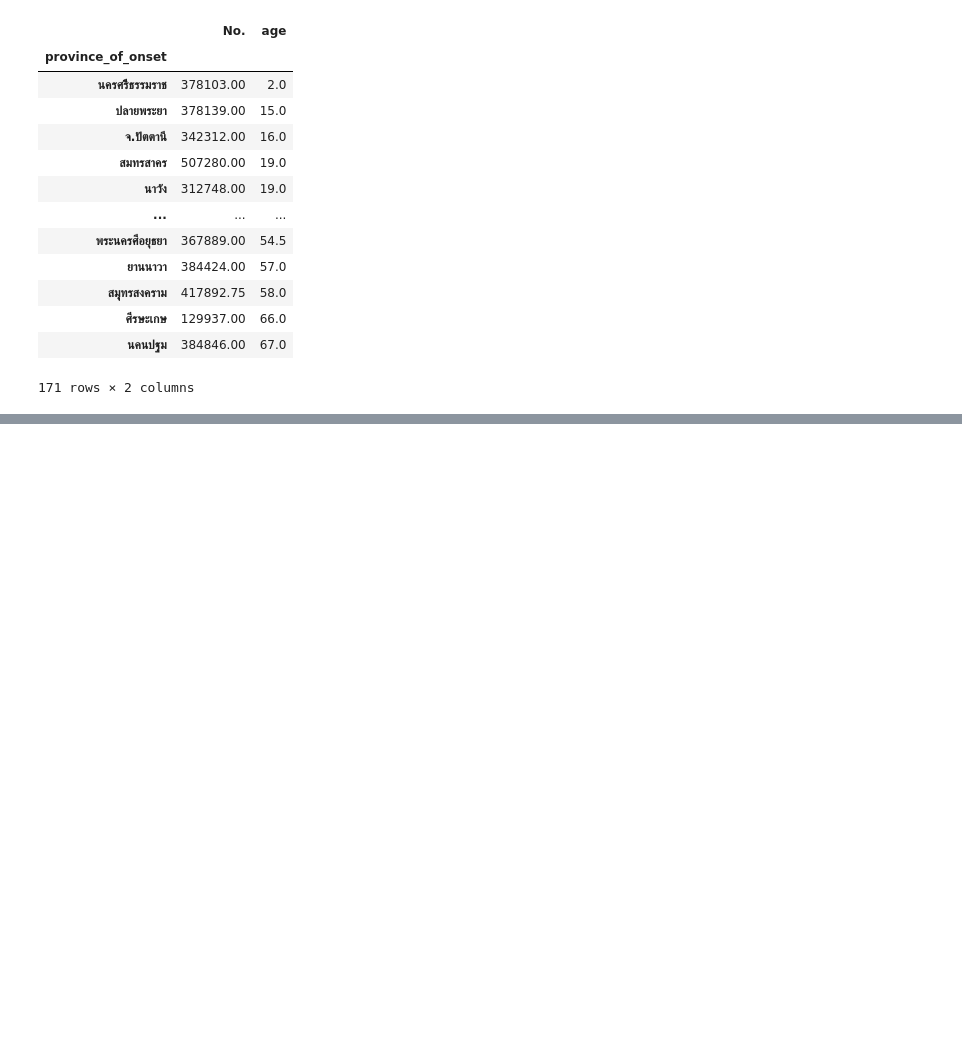
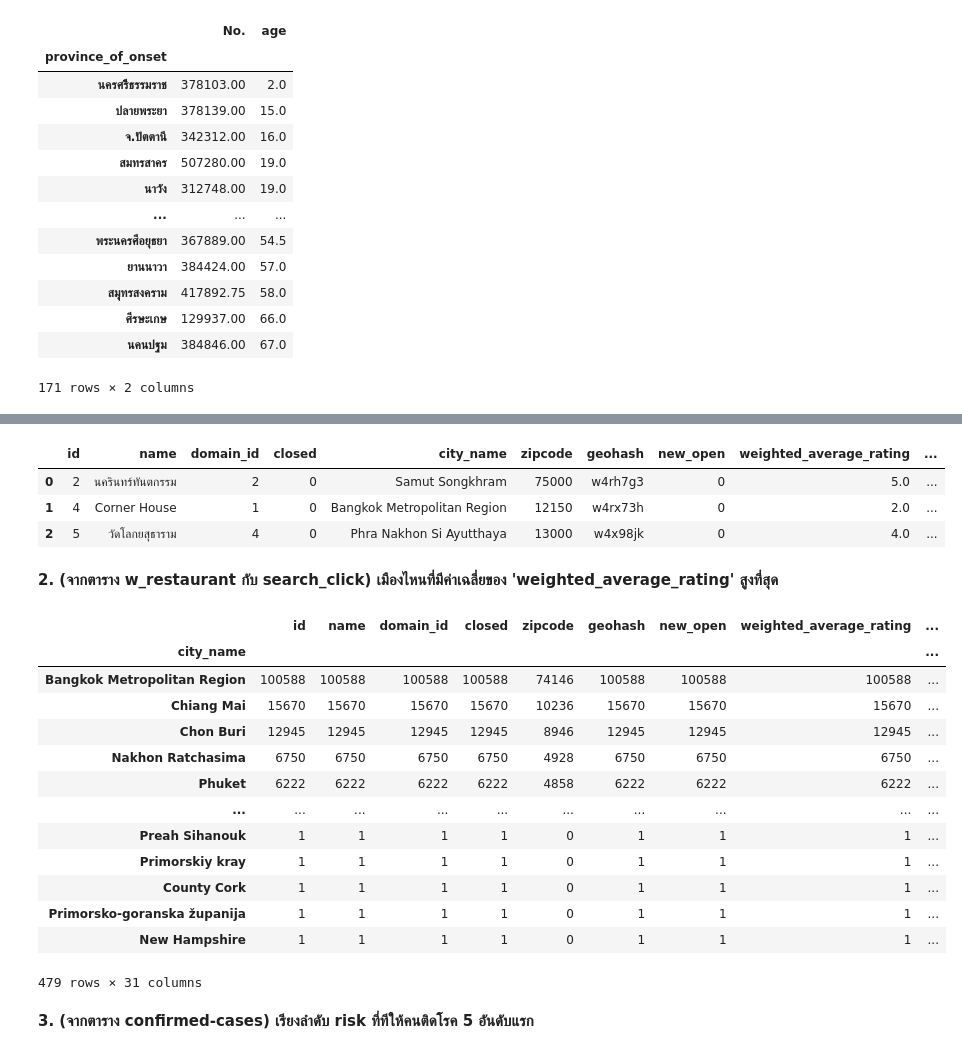
Before and after one commit to kittimaxz/DWDM21, a Jupyter notebook: Data_Preprocessing(Chapter_3).ipynb, the cells around one changed output, grey strips where cells are left out. Saved outputs shown, nothing was run; the diff lists cells and outputs as text; code cells hidden in the pictures; blank space fills up the shorter version.

```diff
--- a/Data_Preprocessing(Chapter_3).ipynb
+++ b/Data_Preprocessing(Chapter_3).ipynb
@@ -1738,0 +1773,29 @@ data_cases2.dropna(subset=['age']).groupby('province_of_onset').mean().sort_valu
+# %%
+merged_rang3 = w_restaurant.iloc[:3,:].merge(search_click,how='left',left_on='city_name',right_on='search_id')
+merged_rang3
+# %% [output]
+|  | id | name | domain_id | closed | city_name | zipcode | geohash | new_open | weighted_average_rating | ... |
+| 0 | 2 | นครินทร์ทันตกรรม | 2 | 0 | Samut Songkhram | 75000 | w4rh7g3 | 0 | 5.0 | ... |
+| 1 | 4 | Corner House | 1 | 0 | Bangkok Metropolitan Region | 12150 | w4rx73h | 0 | 2.0 | ... |
+| 2 | 5 | วัดโลกยสุธาราม | 4 | 0 | Phra Nakhon Si Ayutthaya | 13000 | w4x98jk | 0 | 4.0 | ... |
+# %% [markdown]
+**2. (จากตาราง w_restaurant กับ search_click) เมืองไหนที่มีค่าเฉลี่ยของ 'weighted_average_rating' สูงที่สุด**
+# %%
+w_restaurant.groupby('city_name').count().sort_values(by=['weighted_average_rating'],ascending=False)
+# %% [output]
+|  | id | name | domain_id | closed | zipcode | geohash | new_open | weighted_average_rating | ... |
+| city_name |  |  |  |  |  |  |  |  | ... |
+| Bangkok Metropolitan Region | 100588 | 100588 | 100588 | 100588 | 74146 | 100588 | 100588 | 100588 | ... |
+| Chiang Mai | 15670 | 15670 | 15670 | 15670 | 10236 | 15670 | 15670 | 15670 | ... |
+| Chon Buri | 12945 | 12945 | 12945 | 12945 | 8946 | 12945 | 12945 | 12945 | ... |
+| Nakhon Ratchasima | 6750 | 6750 | 6750 | 6750 | 4928 | 6750 | 6750 | 6750 | ... |
+| Phuket | 6222 | 6222 | 6222 | 6222 | 4858 | 6222 | 6222 | 6222 | ... |
+| ... | ... | ... | ... | ... | ... | ... | ... | ... | ... |
+| Preah Sihanouk | 1 | 1 | 1 | 1 | 0 | 1 | 1 | 1 | ... |
+| Primorskiy kray | 1 | 1 | 1 | 1 | 0 | 1 | 1 | 1 | ... |
+| County Cork | 1 | 1 | 1 | 1 | 0 | 1 | 1 | 1 | ... |
+| Primorsko-goranska županija | 1 | 1 | 1 | 1 | 0 | 1 | 1 | 1 | ... |
+| New Hampshire | 1 | 1 | 1 | 1 | 0 | 1 | 1 | 1 | ... |
+479 rows × 31 columns
+# %% [markdown]
+**3. (จากตาราง confirmed-cases) เรียงลำดับ risk ที่ทีให้คนติดโรค 5 อันดับแรก**
```
Also changed, not shown: parts of 22 cells of this notebook.
